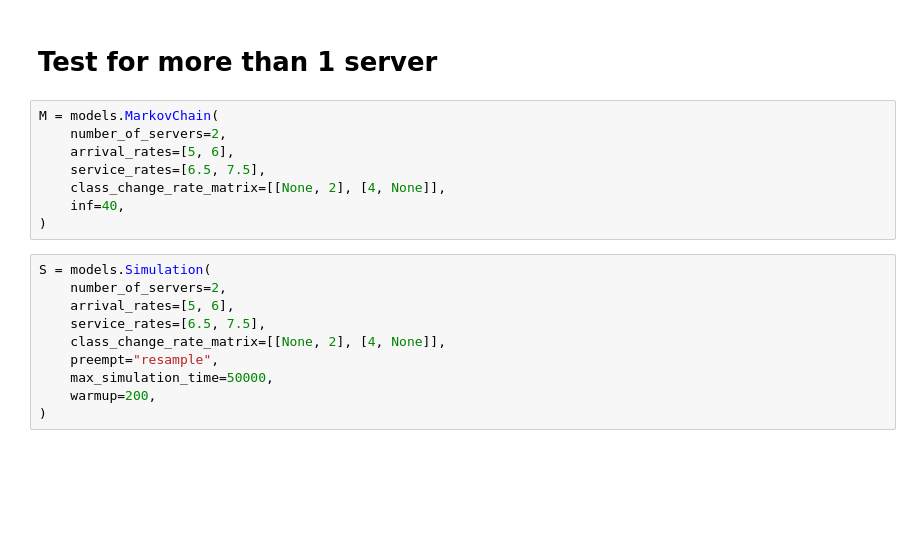
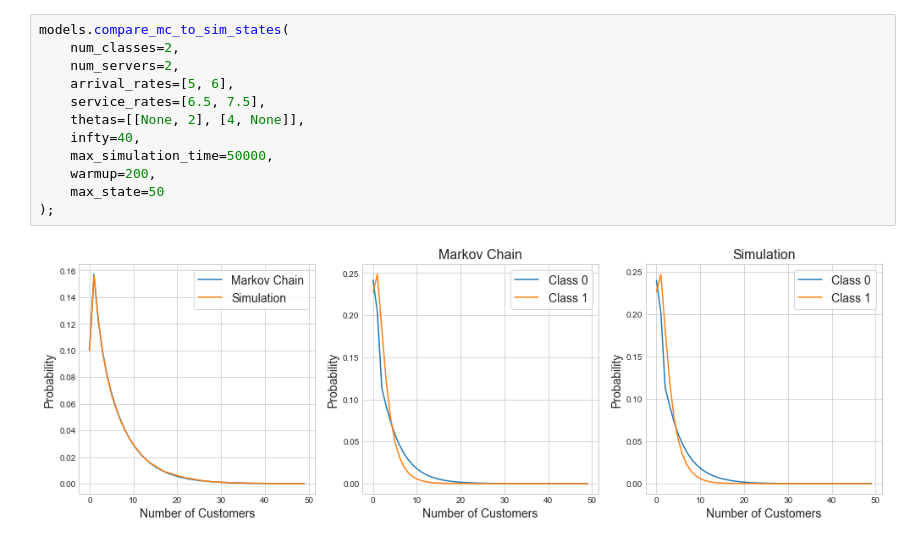
Before and after one commit to geraintpalmer/DynamicClasses, a Jupyter notebook: src/Test.ipynb, the cells around one changed output. Saved outputs shown, nothing was run; the diff lists cells and outputs as text; blank space fills up the shorter version.

```diff
--- a/src/Test.ipynb
+++ b/src/Test.ipynb
@@ -174,20 +45,14 @@ plt.show()
-# %% [markdown]
-# Test for more than 1 server
 # %%
-M = models.MarkovChain(
-    number_of_servers=2,
+models.compare_mc_to_sim_states(
+    num_classes=2,
+    num_servers=2,
     arrival_rates=[5, 6],
     service_rates=[6.5, 7.5],
-    class_change_rate_matrix=[[None, 2], [4, None]],
-    inf=40,
-)
+    thetas=[[None, 2], [4, None]],
+    infty=40,
+    max_simulation_time=50000,
+    warmup=200,
+    max_state=50
+);
+# %% [output]
+[figure, added]
-# %%
-S = models.Simulation(
-    number_of_servers=2,
-    arrival_rates=[5, 6],
-    service_rates=[6.5, 7.5],
-    class_change_rate_matrix=[[None, 2], [4, None]],
-    preempt="resample",
-    max_simulation_time=50000,
-    warmup=200,
-)
```
Also changed, not shown: parts of 23 cells of this notebook, 4 other files.
